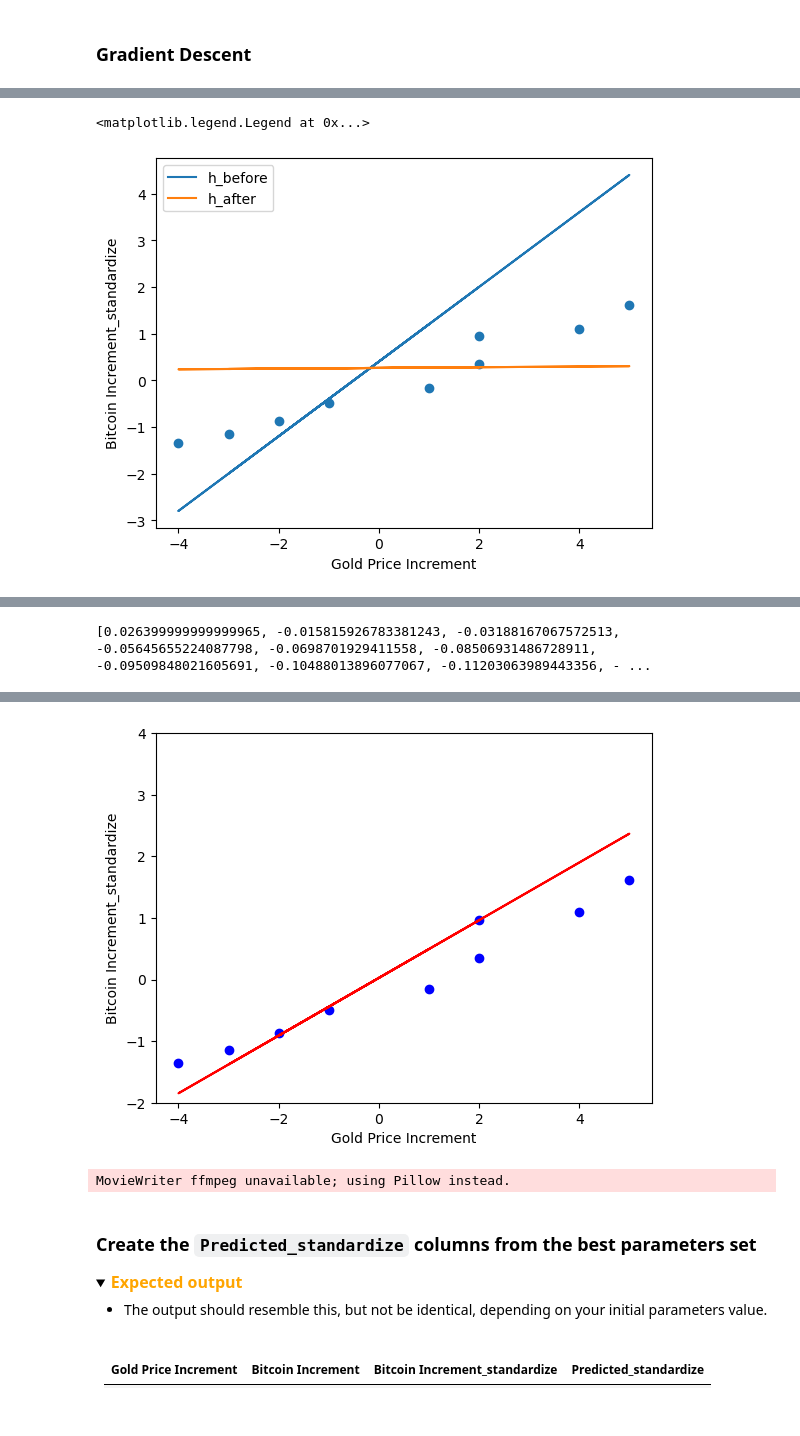
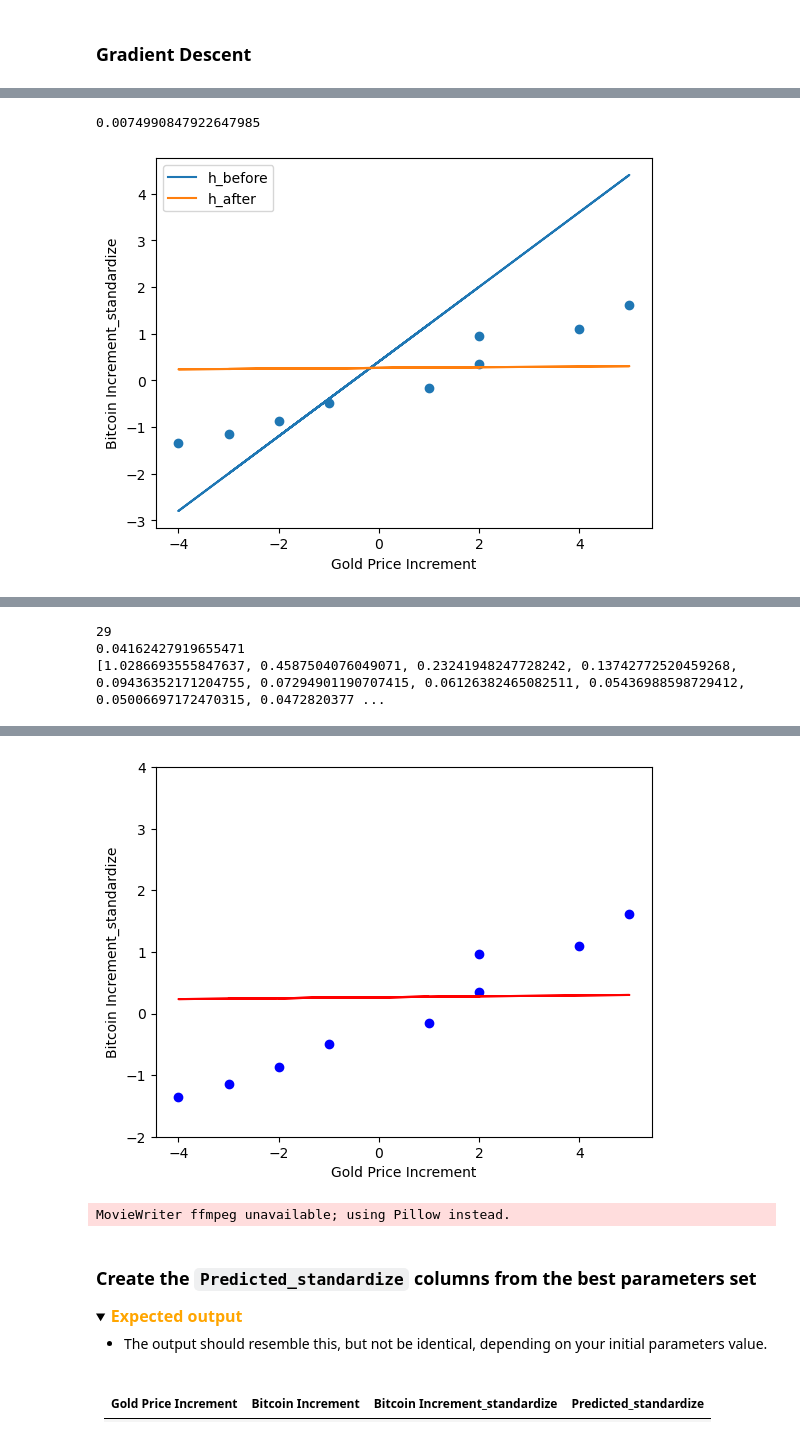
Before and after one commit to Pimchanokz/ML, a Jupyter notebook: Lab2/Lab2-2_GradientDescent.ipynb, the cells around one changed output, grey strips where cells are left out. Cells and saved outputs as stored; diff of their text form; code cells hidden in the pictures; folded sections open.

```diff
--- a/Lab2/Lab2-2_GradientDescent.ipynb
+++ b/Lab2/Lab2-2_GradientDescent.ipynb
@@ -95,9 +95,9 @@ plt.plot(x, h_before, label='h_before')
 plt.plot(x, h_after, label='h_after')
 plt.legend()
 
-# print(h_after)
+print(theta_1)
 # %% [output]
-<matplotlib.legend.Legend at 0x...>
+0.0074990847922647985
 [figure]
 # %% [markdown]
 Now let's create N iterations of gradient descent, <span style='color: orange;'>***print all parameters and loss every iteration***</span> then <span style='color: orange;'>***plot the loss history***</span> and <span style='color: orange;'>***save the animation to show the change of model in each iteration to .gif***</span>.
@@ -133,22 +133,34 @@ def gradient_descent(theta_0, theta_1,iterations,x,y,alpha=0.01):
 ### END CODE HERE ###
 # %%
 ### START CODE HERE ###
-theta_0 = 0.04
-theta_1 = 0.08
+theta_0 = 0.4
+theta_1 = 0.8
 alpha = 0.01
 N = 30
 
 y = df['Bitcoin Increment_standardize']
 x = df['Gold Price Increment']
 
-
+loss_history.append(0)
 # use  gradient_descent() here to estimate theta_0, theta_1 @all iterations
 
 theta_0_history, theta_1_history, loss_history = gradient_descent(theta_0, theta_1,N,x,y,alpha=0.01)
-print(theta_0_history, theta_1_history)
+
+#min = min(loss_history)
+index = loss_history.index(np.min(loss_history))
+# for i in range(loss_history):
+#     if loss_history[i] == min:
+#         print(i)
+#         break
+
+print(index)
+print(min)
+print(loss_history)
 ### END CODE HERE ###
 # %% [output]
-[0.026399999999999965, -0.015815926783381243, -0.03188167067572513, -0.05645655224087798, -0.0698701929411558, -0.08506931486728911, -0.09509848021605691, -0.10488013896077067, -0.11203063989443356, - ...
+29
+0.04162427919655471
+[1.0286693555847637, 0.4587504076049071, 0.23241948247728242, 0.13742772520459268, 0.09436352171204755, 0.07294901190707415, 0.06126382465082511, 0.05436988598729412, 0.05006697172470315, 0.0472820377 ...
 # %% [markdown]
 ### Show Figure of scatter plot of data and regression model (Red line) at each iteration
 Try figure animation using FuncAnimation()**
@@ -166,26 +178,26 @@ Try figure animation using FuncAnimation()**
 # %%
 ### START CODE HERE ###
 def update(frame):
     h_after = theta_1_history[frame] * x + theta_0_history[frame]
     line.set_data(x, h_after)
     iteration_text.set_text(f'Iteration: {frame}, Loss: {loss_history[frame]:.4f}')
 
 fig, ax = plt.subplots()
 sc = ax.scatter(x, y, color='blue', label='Data')
 line, = ax.plot(x, theta_1_history[0]*x + theta_0_history[0], color='red', label='Regression Line')
 
 ax.set_xlabel('Gold Price Increment')
 ax.set_ylabel('Bitcoin Increment_standardize')
 ax.set_ylim(-2, 4)
 
 iteration_text = ax.text(0.5, 1.05, '', transform=ax.transAxes, ha='center')
-animation = FuncAnimation(fig, update, frames=30, interval=100, repeat=False)
+animation = FuncAnimation(fig, update, N, interval=100, repeat=False)
 plt.show()
 
 animation.save('gradient_descent.gif', writer = 'ffmpeg', fps = 6)
 ### END CODE HERE ###
 # %% [output]
-[figure, old version]
+[figure, new version]
 MovieWriter ffmpeg unavailable; using Pillow instead.
 # %% [markdown]
 ### Create the `Predicted_standardize` columns from the best parameters set
```
Also changed, not shown: parts of 2 cells of this notebook, 4 other files.
